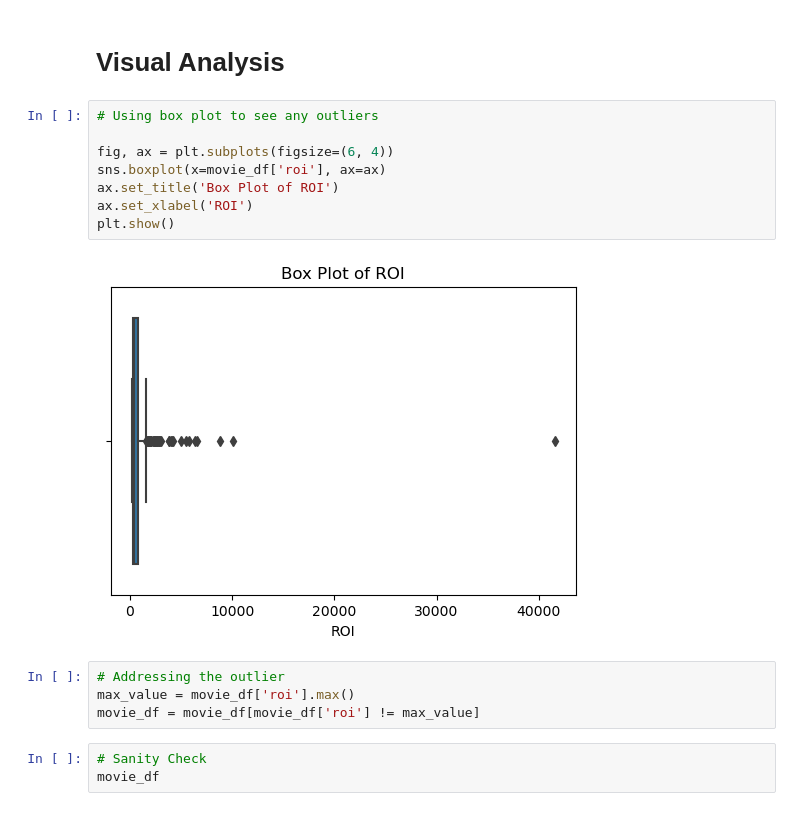
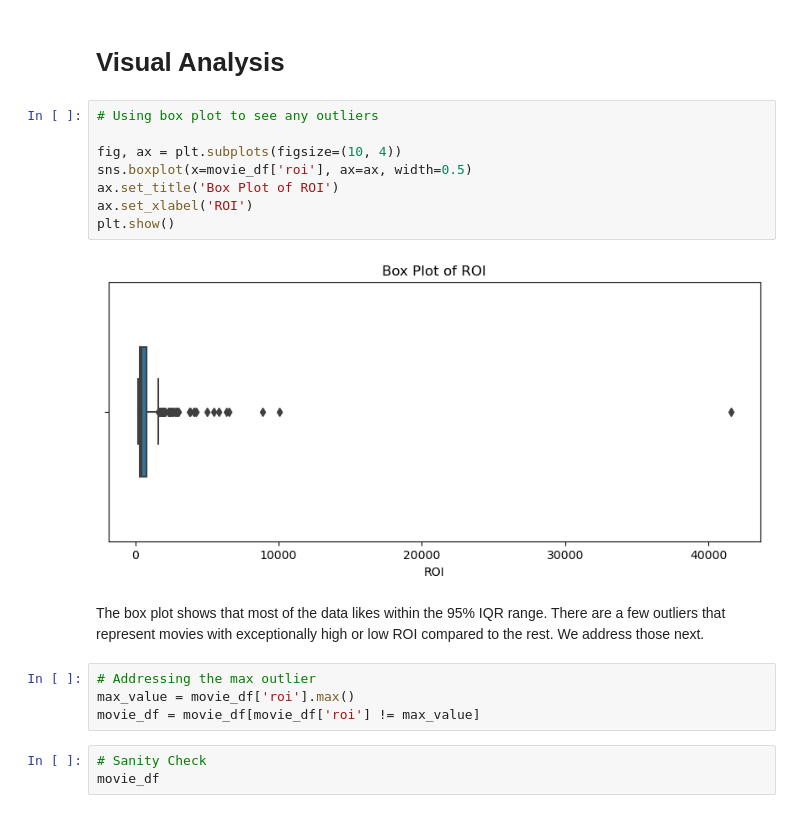
Before and after one commit to GoknurK/Movie_Studio, a Jupyter notebook: stats.ipynb, the cells around one changed output. Cells and saved outputs as stored; diff of their text form.

Commit message:
finalized graphs and results

```diff
--- a/stats.ipynb
+++ b/stats.ipynb
@@ -376,15 +363,17 @@ Name: count, Length: 141, dtype: int64
 # %%
 # Using box plot to see any outliers
 
-fig, ax = plt.subplots(figsize=(6, 4))
-sns.boxplot(x=movie_df['roi'], ax=ax)
+fig, ax = plt.subplots(figsize=(10, 4))
+sns.boxplot(x=movie_df['roi'], ax=ax, width=0.5)
 ax.set_title('Box Plot of ROI')
 ax.set_xlabel('ROI')
 plt.show()
 # %% [output]
-[figure, old version]
+[figure, new version]
+# %% [markdown]
+The box plot shows that most of the data likes within the 95% IQR range. There are a few outliers that represent movies with exceptionally high or low ROI compared to the rest. We address those next.
 # %%
-# Addressing the outlier
+# Addressing the max outlier
 max_value = movie_df['roi'].max()
 movie_df = movie_df[movie_df['roi'] != max_value]
 # %%
```
Also changed, not shown: parts of 27 cells of this notebook.
